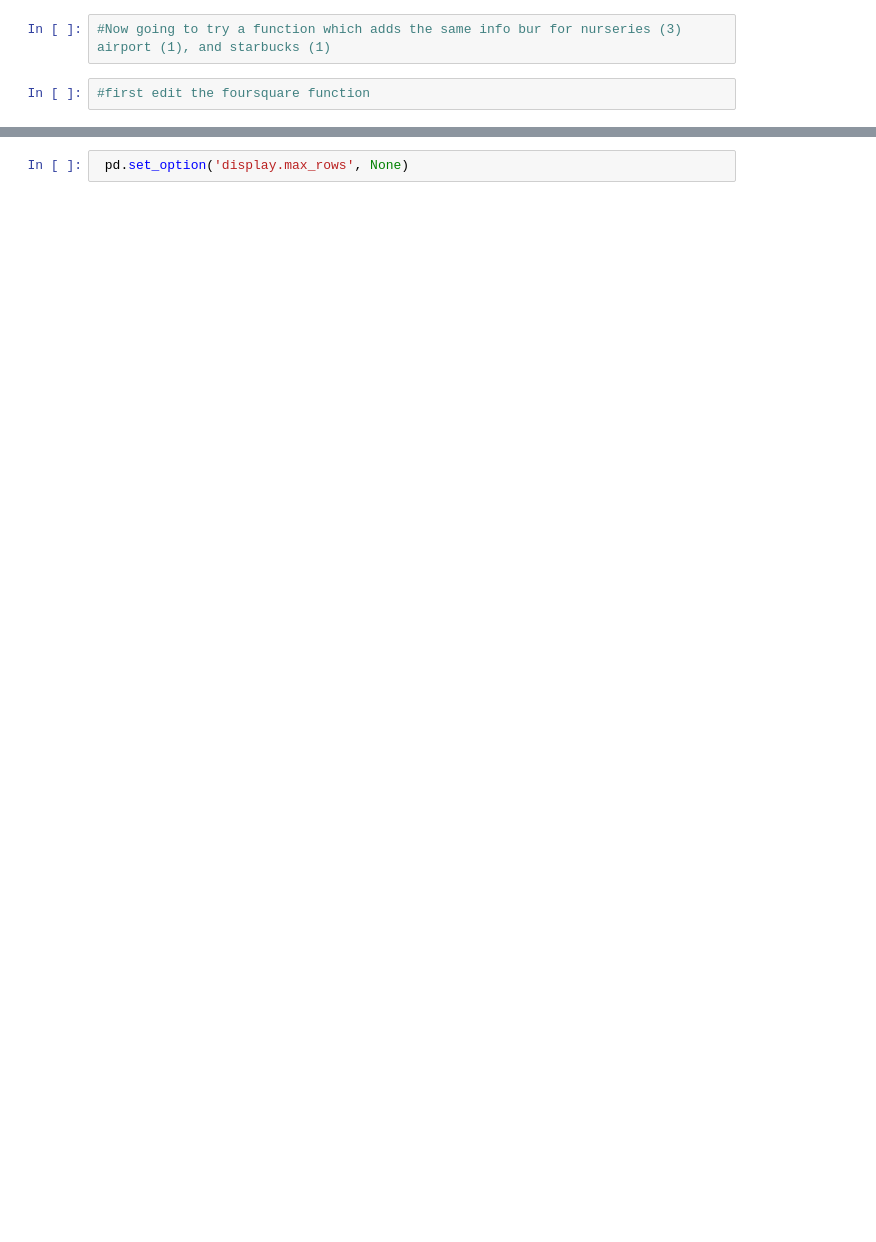
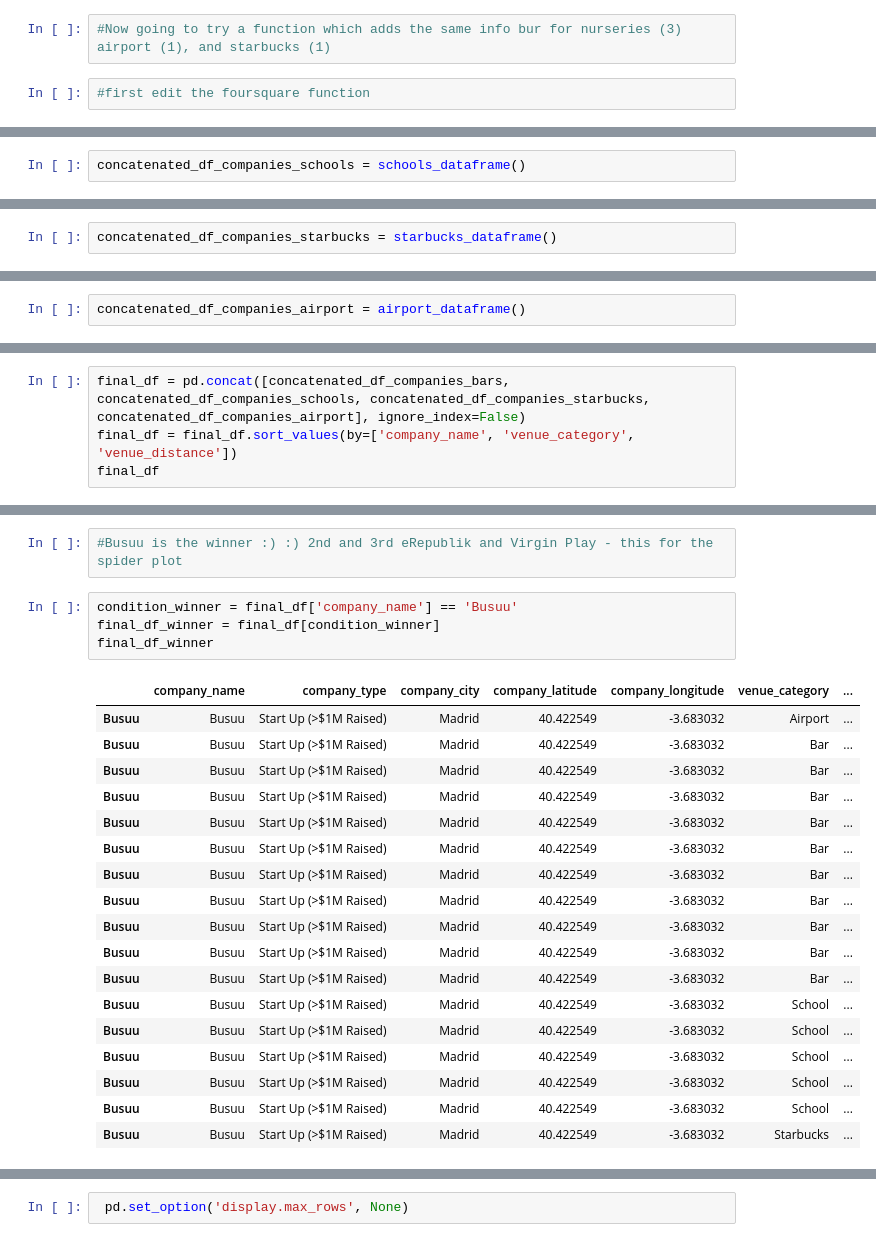
Before and after one commit to edwardrodgermartinez/Geojson-for-Relocating-a-Startup-Office, a Jupyter notebook: project3notebook.ipynb, the cells around one changed output, grey strips where cells are left out. Cells and saved outputs as stored; diff of their text form; blank space fills up the shorter version.

```diff
--- a/project3notebook.ipynb
+++ b/project3notebook.ipynb
@@ -407,0 +521,2 @@ df2 = df.copy()
+# %%
+concatenated_df_companies_schools = schools_dataframe()
@@ -407,0 +627,2 @@ df2 = df.copy()
+# %%
+concatenated_df_companies_starbucks = starbucks_dataframe()
@@ -407,0 +733,2 @@ df2 = df.copy()
+# %%
+concatenated_df_companies_airport = airport_dataframe()
@@ -407,0 +737,4 @@ df2 = df.copy()
+# %%
+final_df = pd.concat([concatenated_df_companies_bars, concatenated_df_companies_schools, concatenated_df_companies_starbucks, concatenated_df_companies_airport], ignore_index=False)
+final_df = final_df.sort_values(by=['company_name', 'venue_category', 'venue_distance'])
+final_df
@@ -423,0 +791,25 @@ df2.groupby("index").agg({"venue_distance": "mean"}, {"venue_distance": "min"})
+# %%
+#Busuu is the winner :) :) 2nd and 3rd eRepublik and Virgin Play - this for the spider plot
+# %%
+condition_winner = final_df['company_name'] == 'Busuu'
+final_df_winner = final_df[condition_winner]
+final_df_winner
+# %% [output]
+|  | company_name | company_type | company_city | company_latitude | company_longitude | venue_category | ... |
+| Busuu | Busuu | Start Up (>$1M Raised) | Madrid | 40.422549 | -3.683032 | Airport | ... |
+| Busuu | Busuu | Start Up (>$1M Raised) | Madrid | 40.422549 | -3.683032 | Bar | ... |
+| Busuu | Busuu | Start Up (>$1M Raised) | Madrid | 40.422549 | -3.683032 | Bar | ... |
+| Busuu | Busuu | Start Up (>$1M Raised) | Madrid | 40.422549 | -3.683032 | Bar | ... |
+| Busuu | Busuu | Start Up (>$1M Raised) | Madrid | 40.422549 | -3.683032 | Bar | ... |
+| Busuu | Busuu | Start Up (>$1M Raised) | Madrid | 40.422549 | -3.683032 | Bar | ... |
+| Busuu | Busuu | Start Up (>$1M Raised) | Madrid | 40.422549 | -3.683032 | Bar | ... |
+| Busuu | Busuu | Start Up (>$1M Raised) | Madrid | 40.422549 | -3.683032 | Bar | ... |
+| Busuu | Busuu | Start Up (>$1M Raised) | Madrid | 40.422549 | -3.683032 | Bar | ... |
+| Busuu | Busuu | Start Up (>$1M Raised) | Madrid | 40.422549 | -3.683032 | Bar | ... |
+| Busuu | Busuu | Start Up (>$1M Raised) | Madrid | 40.422549 | -3.683032 | Bar | ... |
+| Busuu | Busuu | Start Up (>$1M Raised) | Madrid | 40.422549 | -3.683032 | School | ... |
+| Busuu | Busuu | Start Up (>$1M Raised) | Madrid | 40.422549 | -3.683032 | School | ... |
+| Busuu | Busuu | Start Up (>$1M Raised) | Madrid | 40.422549 | -3.683032 | School | ... |
+| Busuu | Busuu | Start Up (>$1M Raised) | Madrid | 40.422549 | -3.683032 | School | ... |
+| Busuu | Busuu | Start Up (>$1M Raised) | Madrid | 40.422549 | -3.683032 | School | ... |
+| Busuu | Busuu | Start Up (>$1M Raised) | Madrid | 40.422549 | -3.683032 | Starbucks | ... |
```
Also changed, not shown: parts of 50 cells of this notebook.
